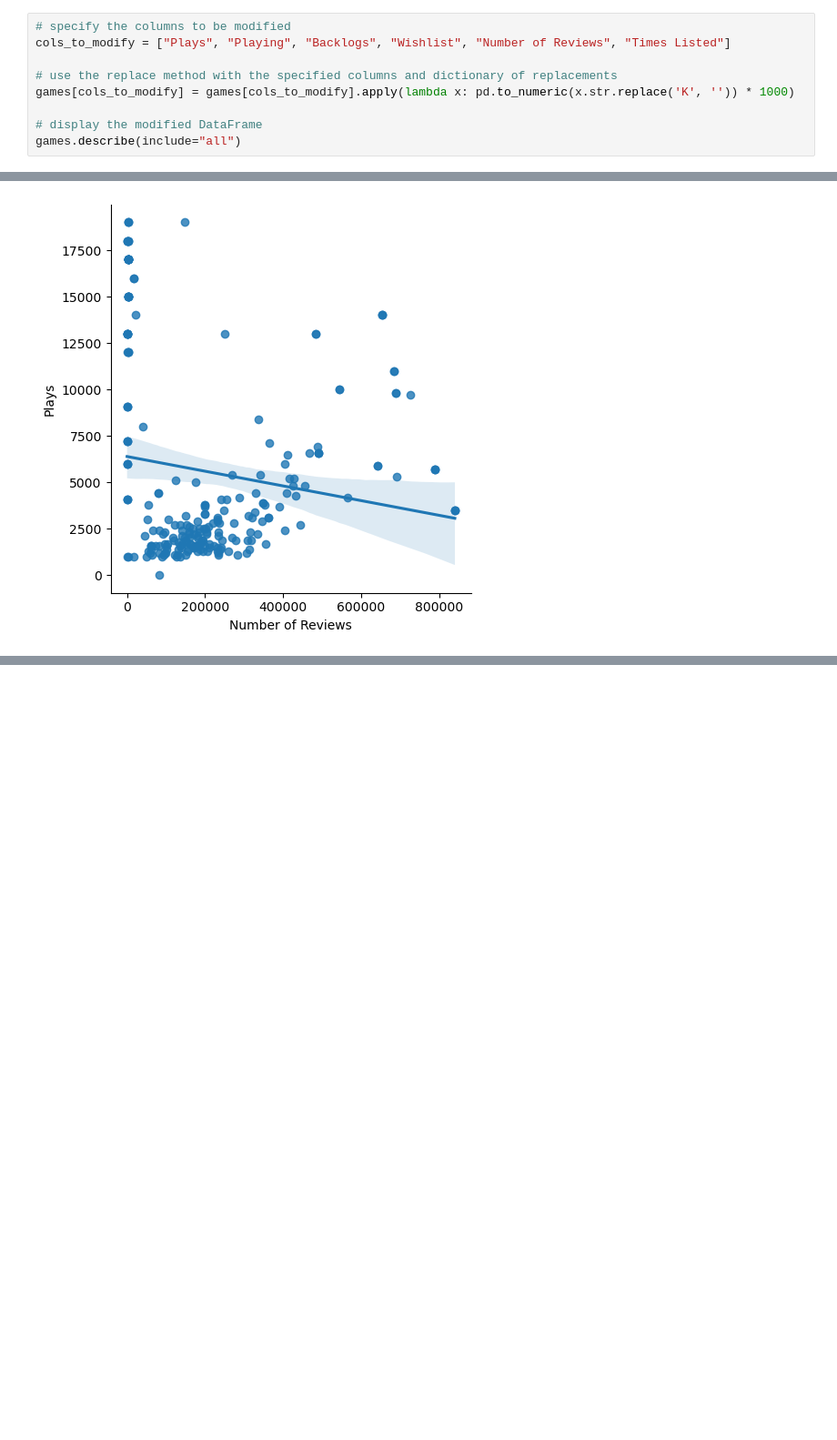
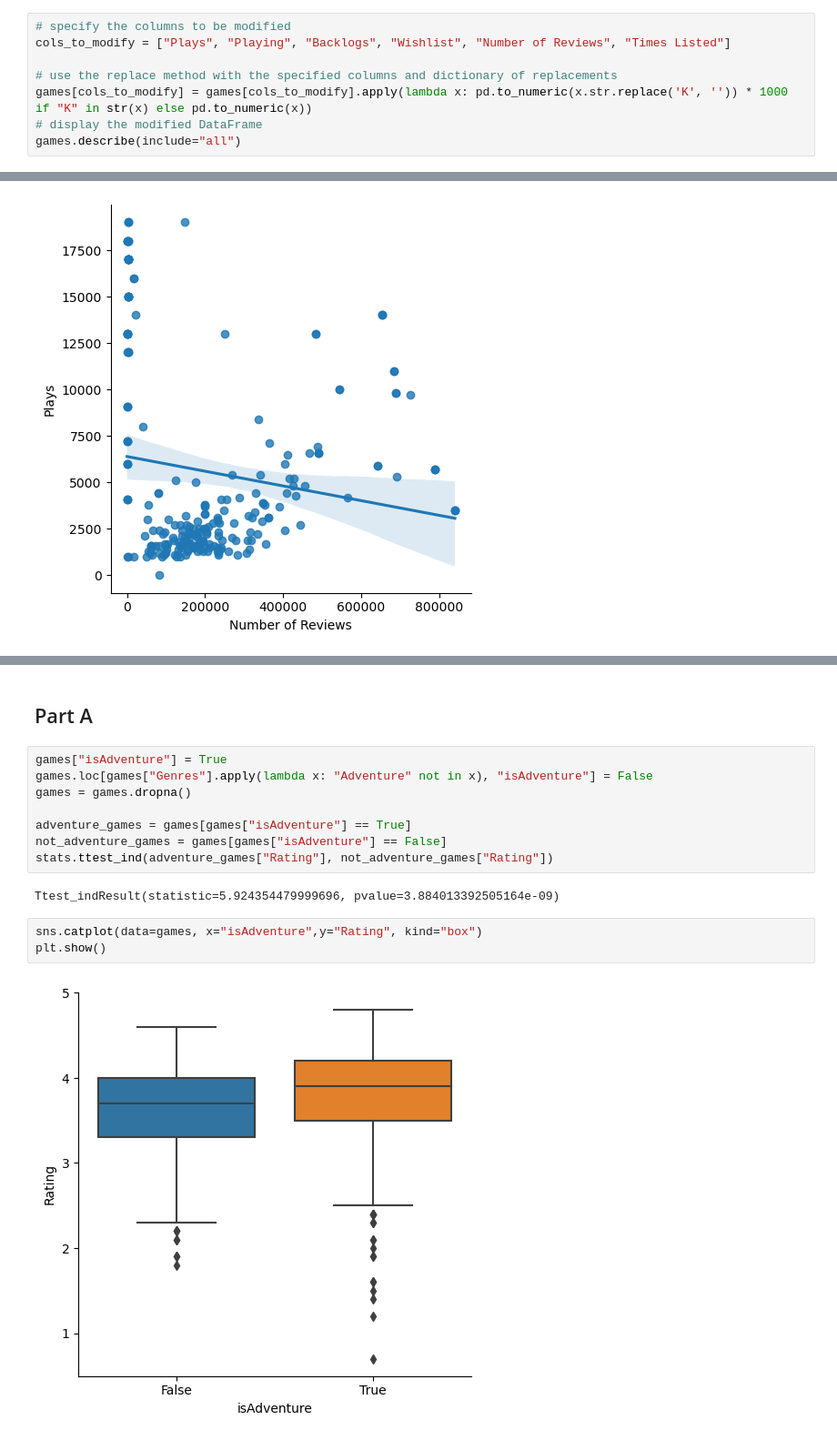
Before and after one commit to seanjedi/COMP-293A-Final-Project, a Jupyter notebook: Final_Project_Sean_M.ipynb, the cells around one changed output, grey strips where cells are left out. Shown at 91% size. Saved outputs shown, nothing was run; the diff lists cells and outputs as text; blank space fills up the shorter version.

```diff
--- a/Final Project.ipynb
+++ b/Final_Project_Sean_M.ipynb
@@ -49,8 +53,7 @@ games.describe(include="all")
 cols_to_modify = ["Plays", "Playing", "Backlogs", "Wishlist", "Number of Reviews", "Times Listed"]
 
 # use the replace method with the specified columns and dictionary of replacements
-games[cols_to_modify] = games[cols_to_modify].apply(lambda x: pd.to_numeric(x.str.replace('K', '')) * 1000)
-
+games[cols_to_modify] = games[cols_to_modify].apply(lambda x: pd.to_numeric(x.str.replace('K', '')) * 1000 if "K" in str(x) else pd.to_numeric(x))
 # display the modified DataFrame
 games.describe(include="all")
 # %% [output]
@@ -110,0 +146,17 @@ plt.show()
+# %% [markdown]
+## Part A
+# %%
+games["isAdventure"] = True
+games.loc[games["Genres"].apply(lambda x: "Adventure" not in x), "isAdventure"] = False
+games = games.dropna()
+
+adventure_games = games[games["isAdventure"] == True]
+not_adventure_games = games[games["isAdventure"] == False]
+stats.ttest_ind(adventure_games["Rating"], not_adventure_games["Rating"])
+# %% [output]
+Ttest_indResult(statistic=5.924354479999696, pvalue=3.884013392505164e-09)
+# %%
+sns.catplot(data=games, x="isAdventure",y="Rating", kind="box")
+plt.show()
+# %% [output]
+[figure, added]
```
Also changed, not shown: parts of 17 cells of this notebook.
